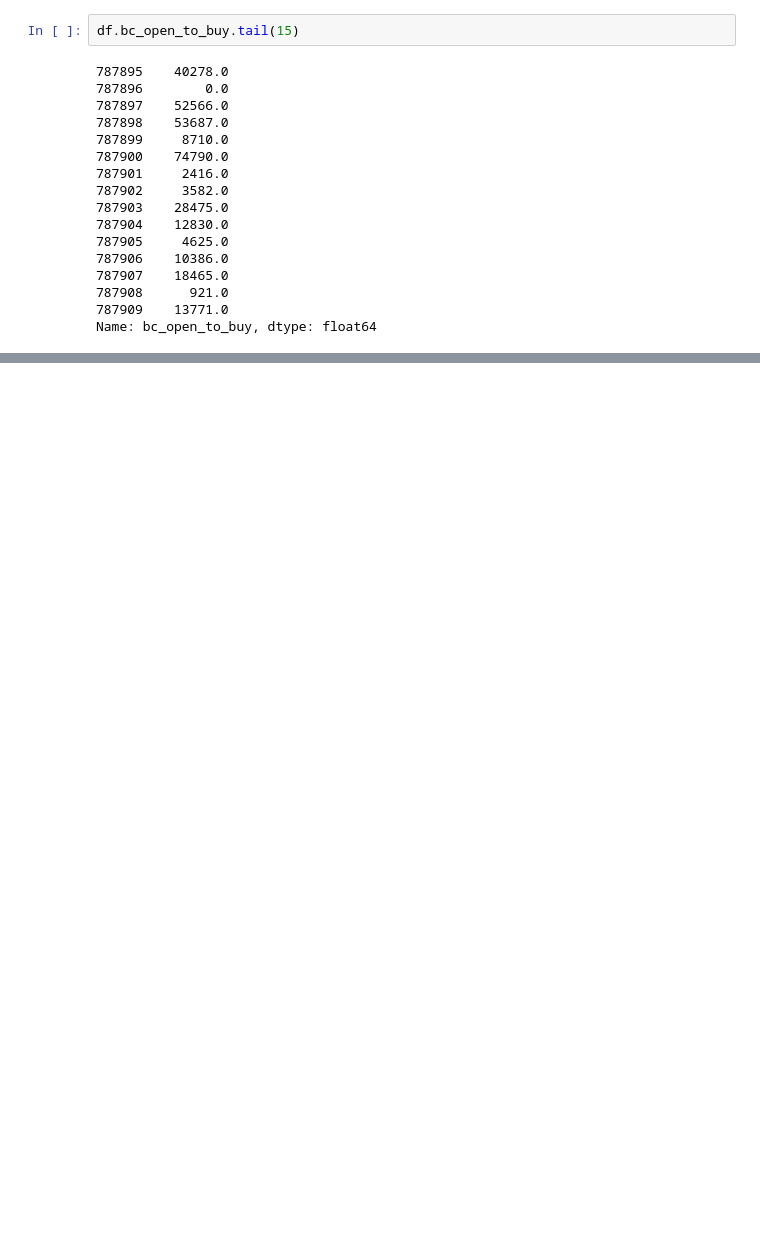
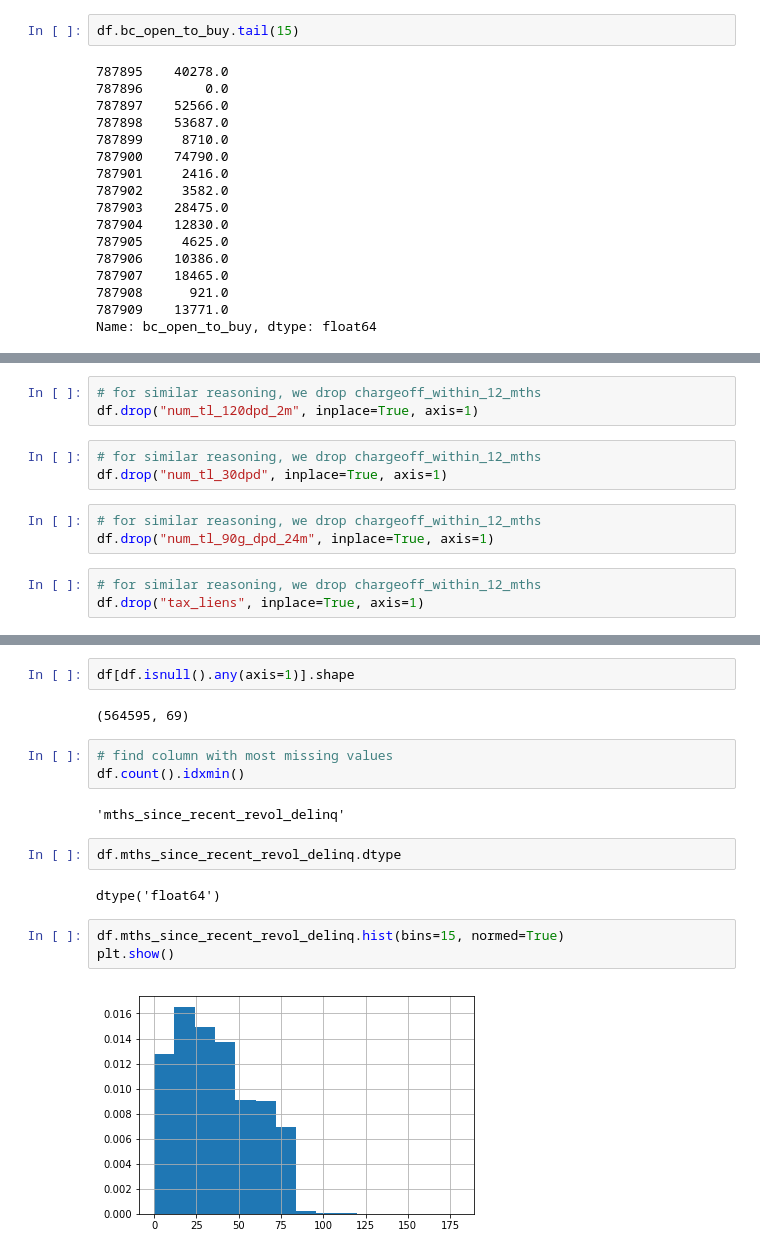
Before and after one commit to mariafabiano/lending-club, a Jupyter notebook: data_cleaning.ipynb, the cells around one changed output, grey strips where cells are left out. Saved outputs shown, nothing was run; the diff lists cells and outputs as text; blank space fills up the shorter version.

```diff
--- a/data_cleaning.ipynb
+++ b/data_cleaning.ipynb
@@ -598,0 +705,12 @@ Name: application_type, dtype: int64
+# %%
+# for similar reasoning, we drop chargeoff_within_12_mths
+df.drop("num_tl_120dpd_2m", inplace=True, axis=1)
+# %%
+# for similar reasoning, we drop chargeoff_within_12_mths
+df.drop("num_tl_30dpd", inplace=True, axis=1)
+# %%
+# for similar reasoning, we drop chargeoff_within_12_mths
+df.drop("num_tl_90g_dpd_24m", inplace=True, axis=1)
+# %%
+# for similar reasoning, we drop chargeoff_within_12_mths
+df.drop("tax_liens", inplace=True, axis=1)
@@ -598,0 +736,18 @@ Name: application_type, dtype: int64
+# %%
+df[df.isnull().any(axis=1)].shape
+# %% [output]
+(564595, 69)
+# %%
+# find column with most missing values
+df.count().idxmin()
+# %% [output]
+'mths_since_recent_revol_delinq'
+# %%
+df.mths_since_recent_revol_delinq.dtype
+# %% [output]
+dtype('float64')
+# %%
+df.mths_since_recent_revol_delinq.hist(bins=15, normed=True)
+plt.show()
+# %% [output]
+[figure, added]
```
Also changed, not shown: parts of 148 cells of this notebook.
